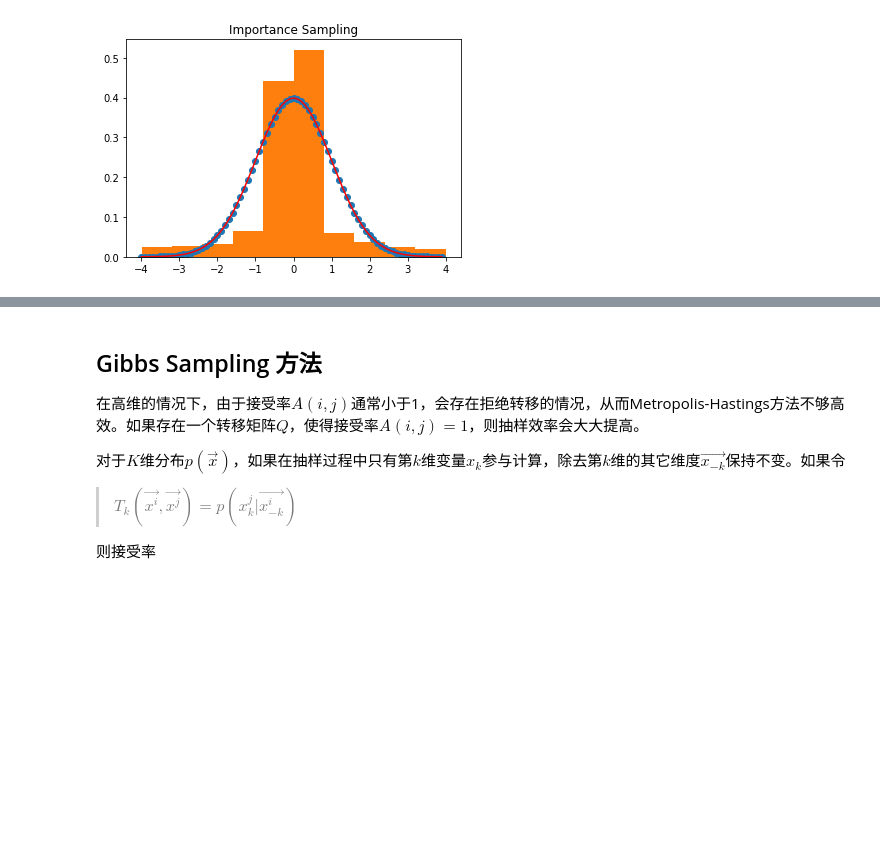
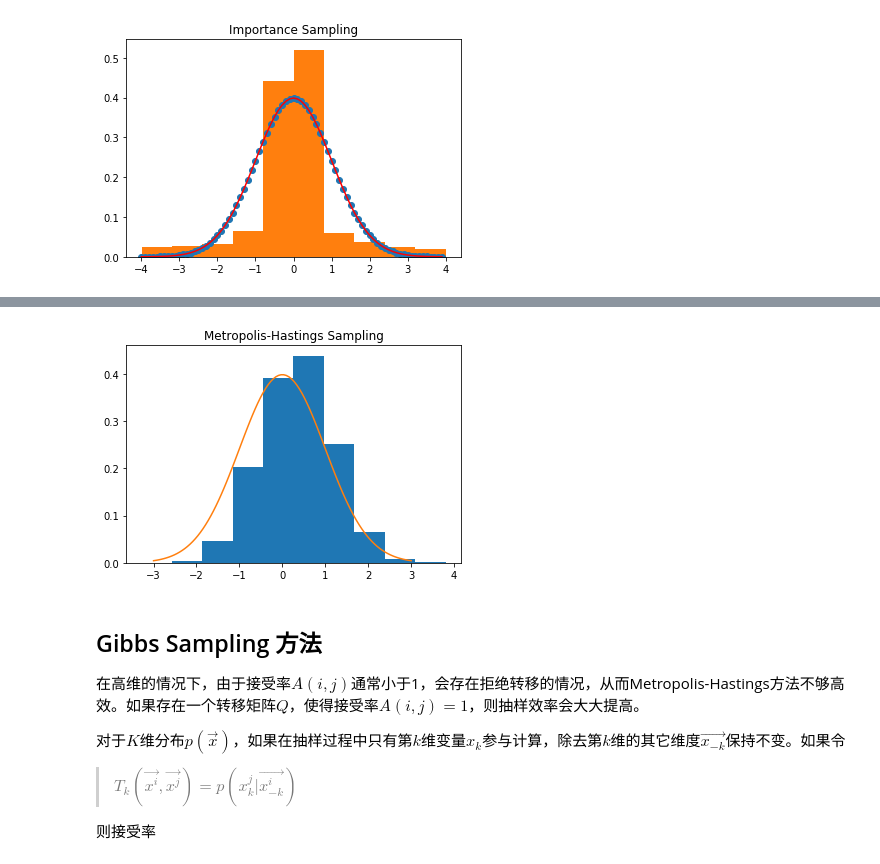
Before and after one commit to feynmanma7/recommend_system, a Jupyter notebook: 概率图模型.ipynb, the cells around one changed output, grey strips where cells are left out. Cells and saved outputs as stored; diff of their text form; code cells hidden in the pictures; blank space fills up the shorter version.

Commit message:
Metropolis-Hastings Sampling
Metropolis-Hastings Sampling Plot

```diff
--- a/概率图模型.ipynb
+++ b/概率图模型.ipynb
@@ -216,3 +229,48 @@ plt.show()
+# %%
+def move():
+    mu = 1
+    sigma = 2
+    return np.random.normal(mu, sigma)
+
+def proposal(x, y):
+    mu = 1
+    sigma = 2
+    return 1. / math.sqrt(2 * math.pi * sigma) * math.exp(- (x - mu) ** 2 / (2 * sigma ** 2))
+# %%
+samples = []
+
+xt = np.random.uniform(0, 1)
+
+for i in range(1000000):
+        # norm, use indpendent proposal distribution, T(x, x') = T(x)
+        y = move()
+
+        t_xt_y = proposal(xt, y)
+        t_y_xt = proposal(y, xt)
+
+        p_xt = 1. / math.sqrt(2 * math.pi) * math.exp(-xt ** 2 / 2)
+        p_y = 1. / math.sqrt(2 * math.pi) * math.exp(-y ** 2 / 2)
+
+        u = np.random.uniform(0, 1)
+
+        r = min(p_y * t_y_xt / (p_xt * t_xt_y), 1)
+
+        if u <= r:
+            x_t = y
+
+        if i > 900000:
+            samples.append(x_t)
+# %%
+plt.hist(samples, normed=1)
+
+mu = 0
+sigma = 1
+x = np.linspace(mu - 3*sigma, mu + 3*sigma, 100)
+plt.title('Metropolis-Hastings Sampling')
+plt.plot(x, mlab.normpdf(x, mu, sigma))
+plt.show()
+# %% [output]
+[figure, added]
 # %% [markdown]
 ## Gibbs Sampling 方法
 
```
Also changed, not shown: parts of 1 cell of this notebook.
